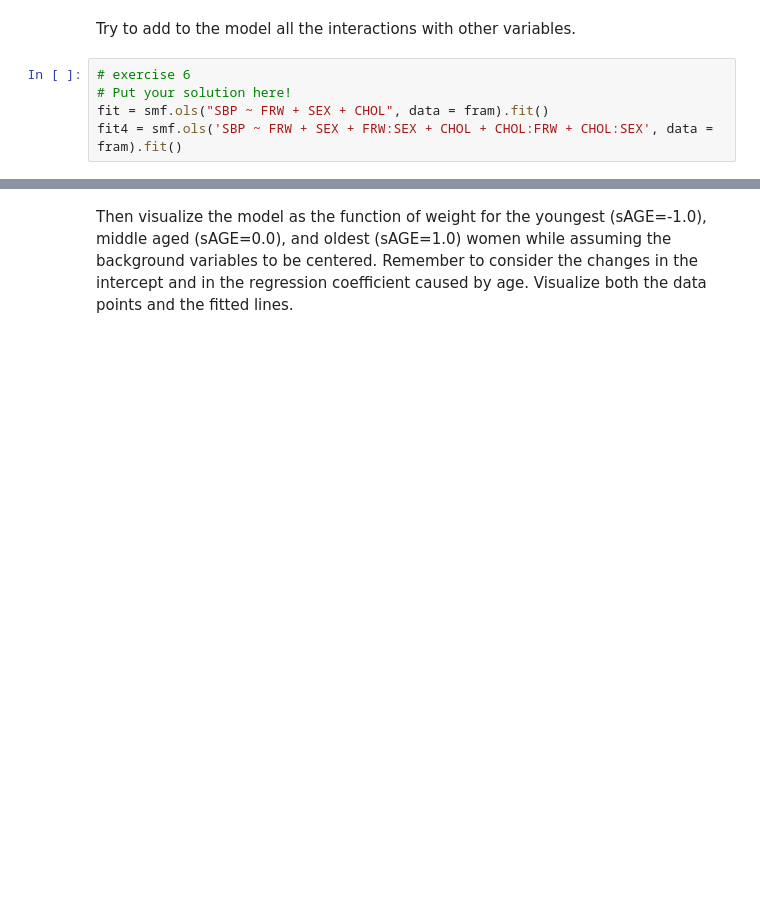
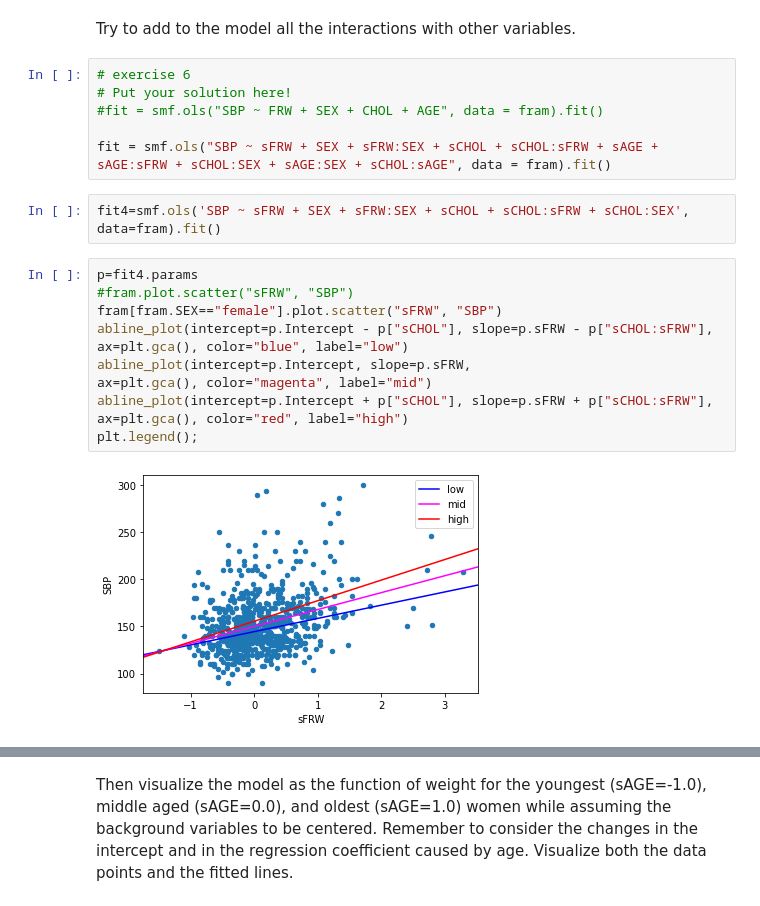
Before and after one commit to ngoubou/data_analysis_python_helsinki, a Jupyter notebook: week7_project/1_project_notebook_regression_analysis.ipynb, the cells around one changed output, grey strips where cells are left out. Drawn from its saved outputs; the diff is of its cells as text; blank space fills up the shorter version.

```diff
--- a/week7_project/1_project_notebook_regression_analysis.ipynb
+++ b/week7_project/1_project_notebook_regression_analysis.ipynb
@@ -113,5 +113,22 @@ Try to add to the model all the interactions with other variables.
 # %%
 # exercise 6
 # Put your solution here!
-fit = smf.ols("SBP ~ FRW + SEX + CHOL", data = fram).fit()
-fit4 = smf.ols('SBP ~ FRW + SEX + FRW:SEX + CHOL + CHOL:FRW + CHOL:SEX', data = fram).fit()
+#fit = smf.ols("SBP ~ FRW + SEX + CHOL + AGE", data = fram).fit()
+
+fit = smf.ols("SBP ~ sFRW + SEX + sFRW:SEX + sCHOL + sCHOL:sFRW + sAGE + sAGE:sFRW + sCHOL:SEX + sAGE:SEX + sCHOL:sAGE", data = fram).fit()
+# %%
+fit4=smf.ols('SBP ~ sFRW + SEX + sFRW:SEX + sCHOL + sCHOL:sFRW + sCHOL:SEX',
+data=fram).fit()
+# %%
+p=fit4.params
+#fram.plot.scatter("sFRW", "SBP")
+fram[fram.SEX=="female"].plot.scatter("sFRW", "SBP")
+abline_plot(intercept=p.Intercept - p["sCHOL"], slope=p.sFRW - p["sCHOL:sFRW"],
+ax=plt.gca(), color="blue", label="low")
+abline_plot(intercept=p.Intercept, slope=p.sFRW,
+ax=plt.gca(), color="magenta", label="mid")
+abline_plot(intercept=p.Intercept + p["sCHOL"], slope=p.sFRW + p["sCHOL:sFRW"],
+ax=plt.gca(), color="red", label="high")
+plt.legend();
+# %% [output]
+[figure, added]
```
Also changed, not shown: parts of 3 cells of this notebook.
